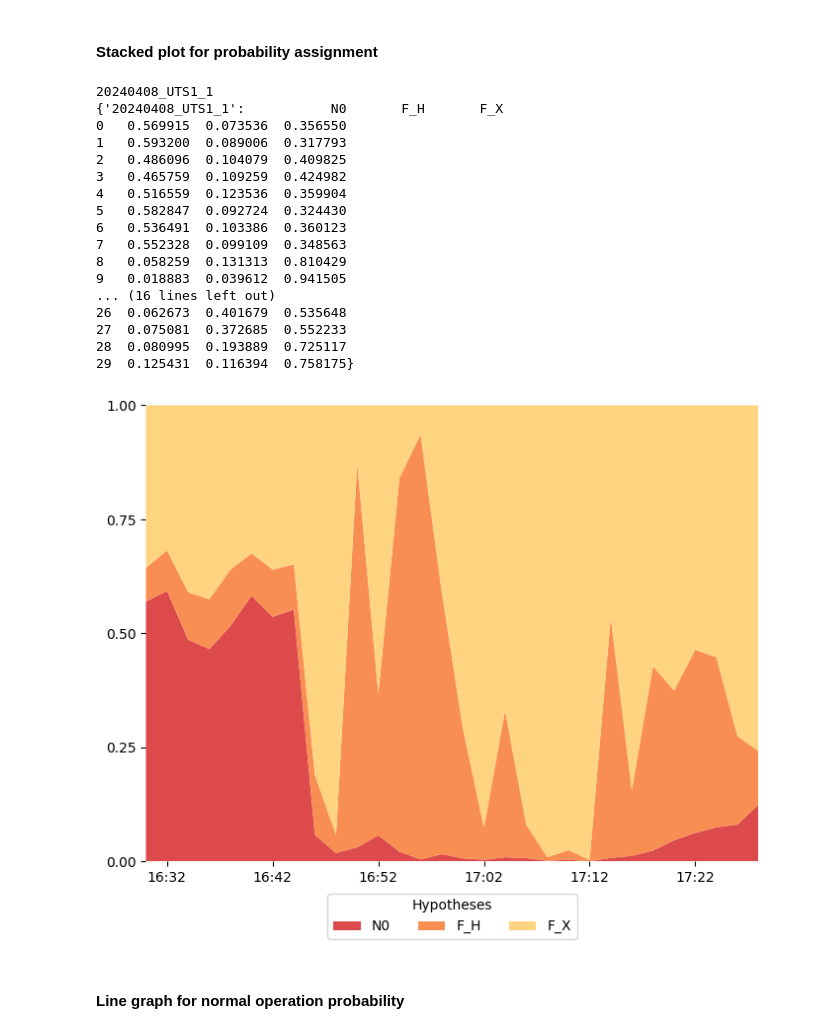
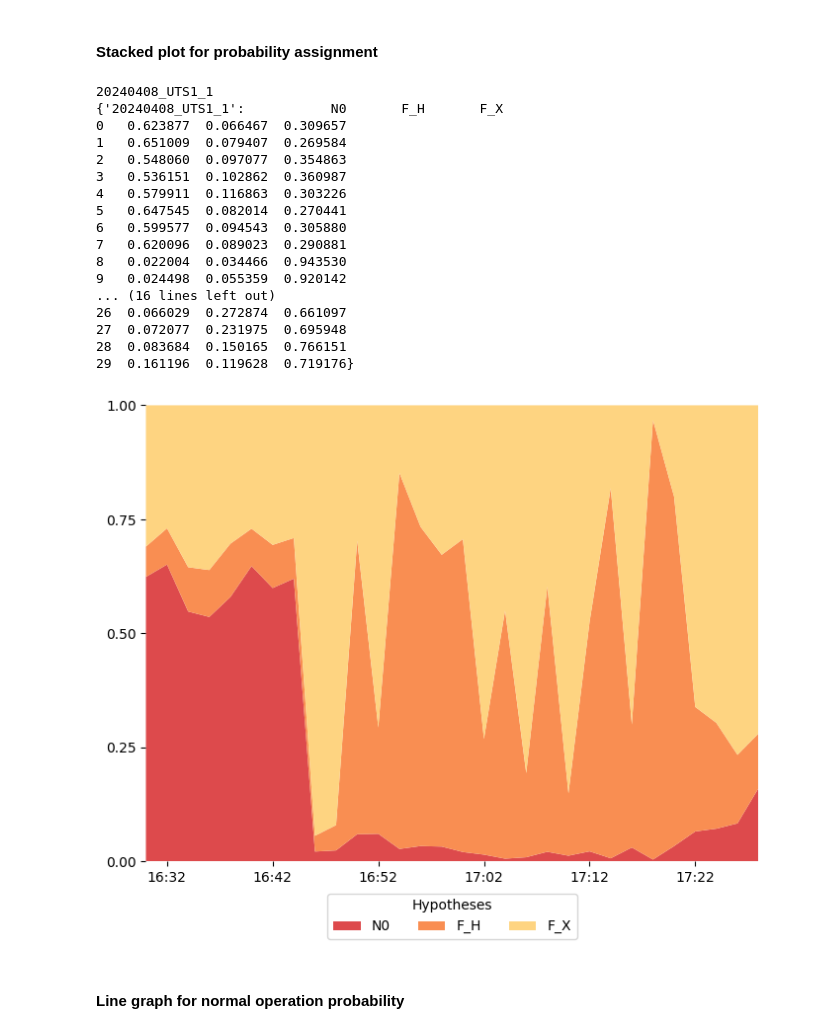
Before and after one commit to Hoang-Trung-Le/sensor-reliability, a Jupyter notebook: DSI.ipynb, the cells around one changed output. Cells and saved outputs as stored; diff of their text form; code cells hidden in the pictures.

```diff
--- a/DSI.ipynb
+++ b/DSI.ipynb
@@ -19,14 +24,22 @@ data_processor = DataProcessor(csv_file_dir, csv_file_pattern, selected_headers)
 csv_data = data_processor.process_files(start=1, end=5)
 # %% [markdown]
 ## Process data
+# %%
+start_time_sampling = convert_to_unix("08-04-2024 02:30:00")
+end_time_sampling = convert_to_unix("08-04-2024 03:30:00")
+
+start_time_feat_normal = "08-04-2024 00:00:00"
+end_time_feat_normal = "08-04-2024 01:00:00"
+
+start_time_feat_fault = "08-04-2024 01:40:00"
+end_time_feat_fault = "08-04-2024 01:50:00"
 # %% [markdown]
 ### Sampling data
 # %% [markdown]
 #### Resample data
 # %%
 #
-filename_pattern = "20240408_UTS{}"
-data_process_day = datetime(2024, 4, 7)
+
 resampled_data = {}
 # Loop through all sensors to process their raw csv data
 for sensor_order in range(1, num_sensors + 1):
@@ -34,27 +47,36 @@ for sensor_order in range(1, num_sensors + 1):
     combined_data = csv_data[filename]
     # print("Combined Data", (combined_data))
     # Convert the 'UTCDateTime' column to datetime format
-    combined_data['date_time_utc'] = pd.to_datetime(combined_data['date_time_utc'])
+    combined_data["date_time_utc"] = pd.to_datetime(combined_data["date_time_utc"])
 
     # Set 'UTCDateTime' as the index
-    combined_data.set_index('date_time_utc', inplace=True)
+    combined_data.set_index("date_time_utc", inplace=True)
 
     # Resample data to 2-minute frequency
-    resampled_values = combined_data[parameter_headers].resample('2min').bfill(limit=1).round(3).fillna(0)
+    resampled_values = (
+        combined_data[parameter_headers]
+        .resample("2min")
+        .bfill(limit=1)
+        .round(3)
+        .fillna(0)
+    )
     # print("Resampled Values", resampled_values)
     # print(combined_data.drop(parameter_headers,axis=1))
-    concat_data = pd.concat([combined_data.drop(parameter_headers,axis=1).resample('2min').bfill(), resampled_values], axis=1)
+    concat_data = pd.concat(
+        [
+            combined_data.drop(parameter_headers, axis=1).resample("2min").bfill(),
+            resampled_values,
+        ],
+        axis=1,
+    )
 
     # Backward fill other columns
     resampled_data[filename] = concat_data
-    output_folder = os.path.join("data", data_process_day.strftime("%Y%m%d"), "processed")
+    output_folder = os.path.join(
+        "data", process_day, "processed"
+    )
     os.makedirs(output_folder, exist_ok=True)
     resampled_data[filename].to_csv(os.path.join(output_folder, f"{filename}"))
-
-
-# print("Indexes", indexes)
-# print("\nA", resampled_data)
-# prepared_data = {key[:-4]: resampled_data[key][parameter_headers].values for key in resampled_data}
 # %% [markdown]
 #### Sampling data
 # %%
@@ -170,7 +204,7 @@ Shape of Feature matrix:  2
 
 DSI_hypotheses = [
     hypotheses["Normal"]["Average Normal"],
-    hypotheses["Overheat"]["Overheat"],
+    hypotheses["Overheat"],
     hypotheses["Uncertain"]
 ]
 
@@ -264,42 +297,42 @@ colors = sns.color_palette("Spectral", n_colors=7)
 #### Stacked plot for probability assignment
 # %%
 # Create subplots
-fig, ax = plot_stacked_area_chart(DSI_results, indexes, colors, time_locator=10)
+fig, ax = plot_stacked_area_chart(DSI_results, indexes, colors, minute_locator=10)
 legend = ax.legend(
     loc="center",
     bbox_to_anchor=(0.5, -0.12),
     title="Hypotheses",
     ncols=len(DSI_hypotheses),
 )
 # Remove spaces between subplots
 # plt.subplots_adjust(hspace=0.2)
 
 # Show the plot
 fig.show()
 fig.savefig(
     "fig/Faults/Individual/S1/DSI_results_heat.png",
     bbox_extra_artists=(legend,),
     bbox_inches="tight",
 )
 # %% [output]
 20240408_UTS1_1
 {'20240408_UTS1_1':           N0       F_H       F_X
-0   0.569915  0.073536  0.356550
-1   0.593200  0.089006  0.317793
-2   0.486096  0.104079  0.409825
-3   0.465759  0.109259  0.424982
-4   0.516559  0.123536  0.359904
-5   0.582847  0.092724  0.324430
-6   0.536491  0.103386  0.360123
-7   0.552328  0.099109  0.348563
-8   0.058259  0.131313  0.810429
-9   0.018883  0.039612  0.941505
+0   0.623877  0.066467  0.309657
+1   0.651009  0.079407  0.269584
+2   0.548060  0.097077  0.354863
+3   0.536151  0.102862  0.360987
+4   0.579911  0.116863  0.303226
+5   0.647545  0.082014  0.270441
+6   0.599577  0.094543  0.305880
+7   0.620096  0.089023  0.290881
+8   0.022004  0.034466  0.943530
+9   0.024498  0.055359  0.920142
 ... (16 lines left out)
-26  0.062673  0.401679  0.535648
-27  0.075081  0.372685  0.552233
-28  0.080995  0.193889  0.725117
-29  0.125431  0.116394  0.758175}
+26  0.066029  0.272874  0.661097
+27  0.072077  0.231975  0.695948
+28  0.083684  0.150165  0.766151
+29  0.161196  0.119628  0.719176}
-[figure, old version]
+[figure, new version]
 # %% [markdown]
 #### Line graph for normal operation probability
 # %%
```
Also changed, not shown: parts of 10 cells of this notebook, 18 other files.
